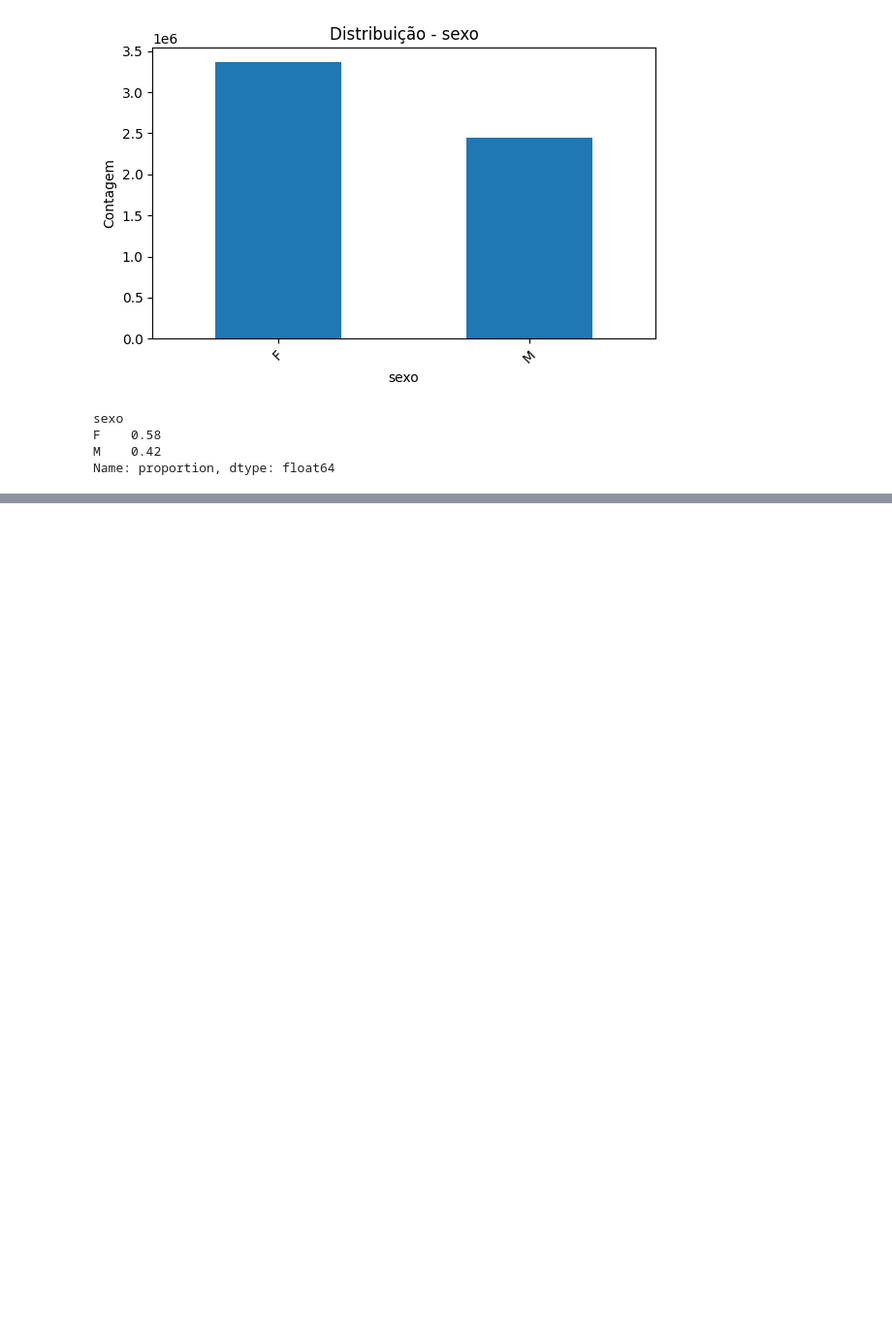
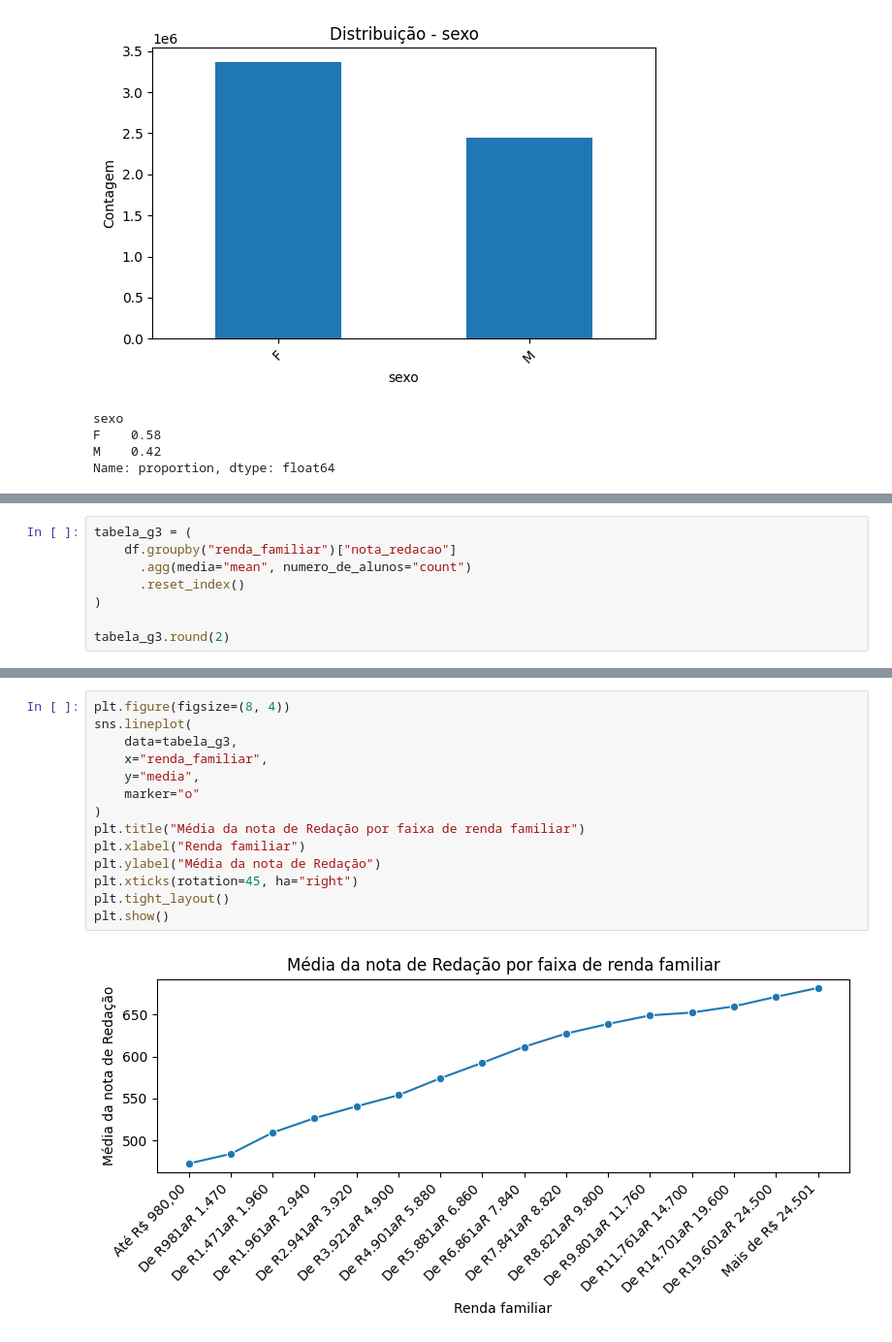
Before and after one commit to Fkureski/DataAnalyticsENEM2016, a Jupyter notebook: main.ipynb, the cells around one changed output, grey strips where cells are left out. Shown at 97% size. Drawn from its saved outputs; the diff is of its cells as text; blank space fills up the shorter version.

```diff
--- a/main.ipynb
+++ b/main.ipynb
@@ -374,0 +476,8 @@ Name: proportion, dtype: float64
+# %%
+tabela_g3 = (
+    df.groupby("renda_familiar")["nota_redacao"]
+      .agg(media="mean", numero_de_alunos="count")
+      .reset_index()
+)
+
+tabela_g3.round(2)
@@ -374,0 +502,16 @@ Name: proportion, dtype: float64
+# %%
+plt.figure(figsize=(8, 4))
+sns.lineplot(
+    data=tabela_g3,
+    x="renda_familiar",
+    y="media",
+    marker="o"
+)
+plt.title("Média da nota de Redação por faixa de renda familiar")
+plt.xlabel("Renda familiar")
+plt.ylabel("Média da nota de Redação")
+plt.xticks(rotation=45, ha="right")
+plt.tight_layout()
+plt.show()
+# %% [output]
+[figure, added]
```
Also changed, not shown: parts of 8 cells of this notebook.
